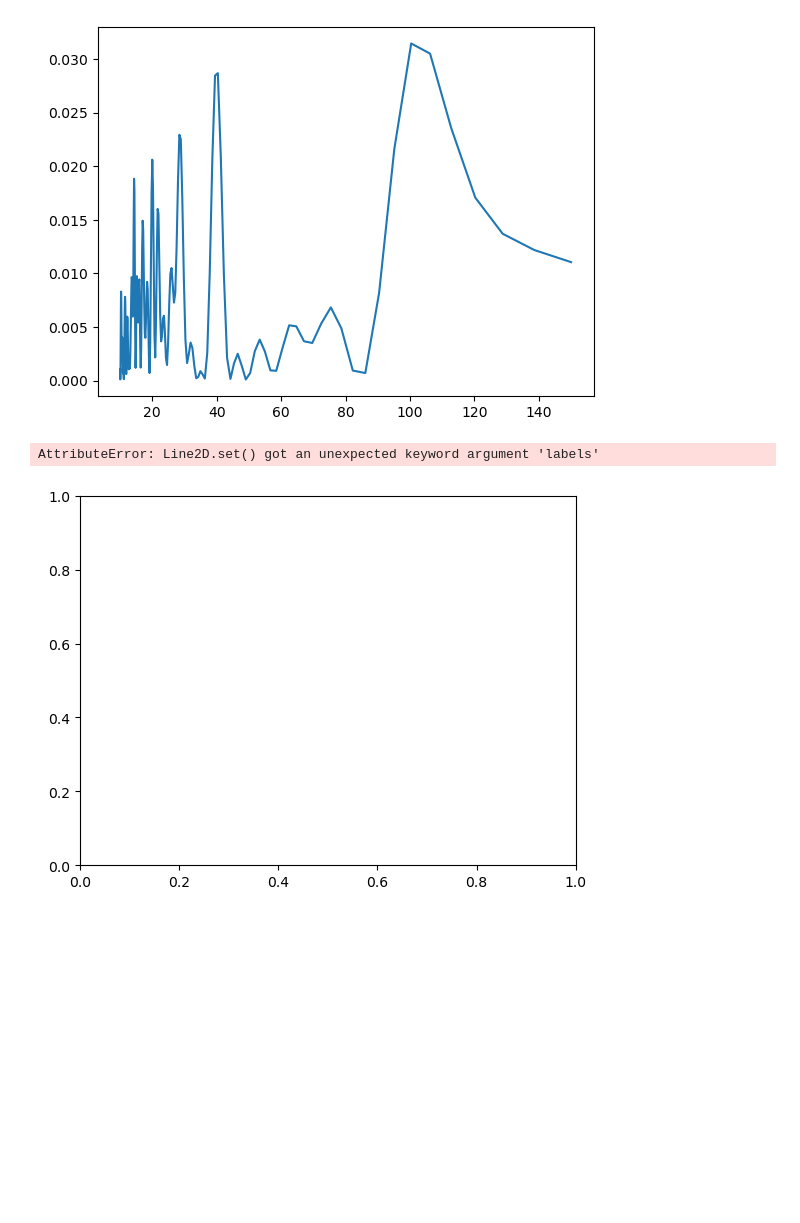
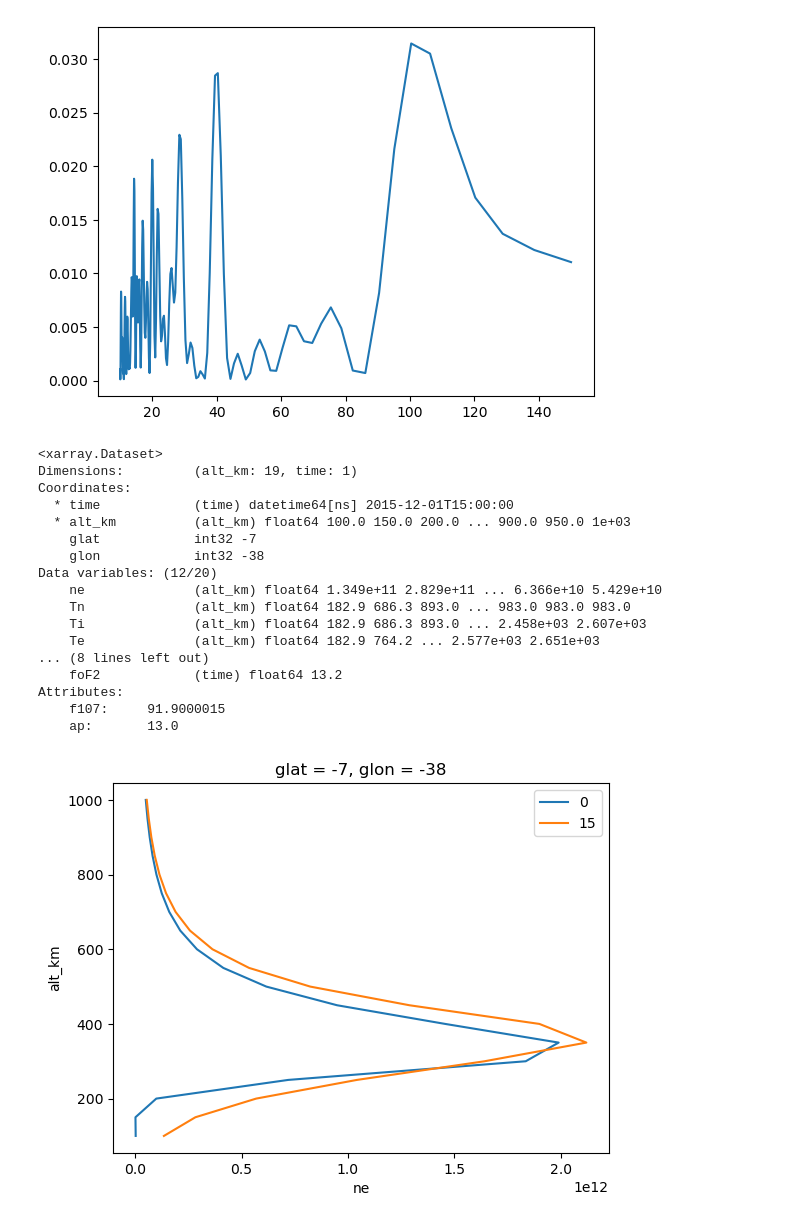
Before and after one commit to LuizFillip/Curso-de-Python--UEPB, a Jupyter notebook: Pandas.ipynb, the cells around one changed output. Cells and saved outputs as stored; diff of their text form; code cells hidden in the pictures; blank space fills up the shorter version.

```diff
--- a/Pandas.ipynb
+++ b/Pandas.ipynb
@@ -394,29 +374,41 @@ ids = ds.attrs
-# %%
-from nrlmsise00 import msise_flat
-
-alts = np.arange(hmin, hmax, step/10)
-
-data = msise_flat(
-    dn,
-    alts[None, :],
-    glat, glon,
-    ids['f107'],
-    ids['f107'],
-    ids['ap']
-    )
-
-columns = ["He", "O", "N2", "O2", "Ar",
-              "mass", "H", "N", "AnO", "Tex", "Tn"]
-
-df = pd.DataFrame(data[0], columns = columns, index = alts)
-
-# Analoga a função LOC
-
-ds = df.iloc[:, 0: 4]
-
-plt.plot(ds, ds.index, labels = columns[:4])
-
-plt.xscale('log')
-# %% [output]
-AttributeError: Line2D.set() got an unexpected keyword argument 'labels'
-[figure, removed]
+# %%
+import iri2016 as iri
+import datetime as dt
+
+
+hmin = 100
+hmax = 1000
+step = 50
+
+glat = -7
+glon = -38
+
+for hour in [0, 15]:
+
+    dn = dt.datetime(2015, 12, 1, hour)
+    ds = iri.IRI(dn, [hmin, hmax, step], glat, glon)
+
+    ds['ne'].plot(y = 'alt_km', label = hour)
+
+    plt.legend()
+
+ds
+# %% [output]
+<xarray.Dataset>
+Dimensions:         (alt_km: 19, time: 1)
+Coordinates:
+  * time            (time) datetime64[ns] 2015-12-01T15:00:00
+  * alt_km          (alt_km) float64 100.0 150.0 200.0 ... 900.0 950.0 1e+03
+    glat            int32 -7
+    glon            int32 -38
+Data variables: (12/20)
+    ne              (alt_km) float64 1.349e+11 2.829e+11 ... 6.366e+10 5.429e+10
+    Tn              (alt_km) float64 182.9 686.3 893.0 ... 983.0 983.0 983.0
+    Ti              (alt_km) float64 182.9 686.3 893.0 ... 2.458e+03 2.607e+03
+    Te              (alt_km) float64 182.9 764.2 ... 2.577e+03 2.651e+03
+... (8 lines left out)
+    foF2            (time) float64 13.2
+Attributes:
+    f107:     91.9000015
+    ap:       13.0
+[figure, added]
```
Also changed, not shown: parts of 5 cells of this notebook.
